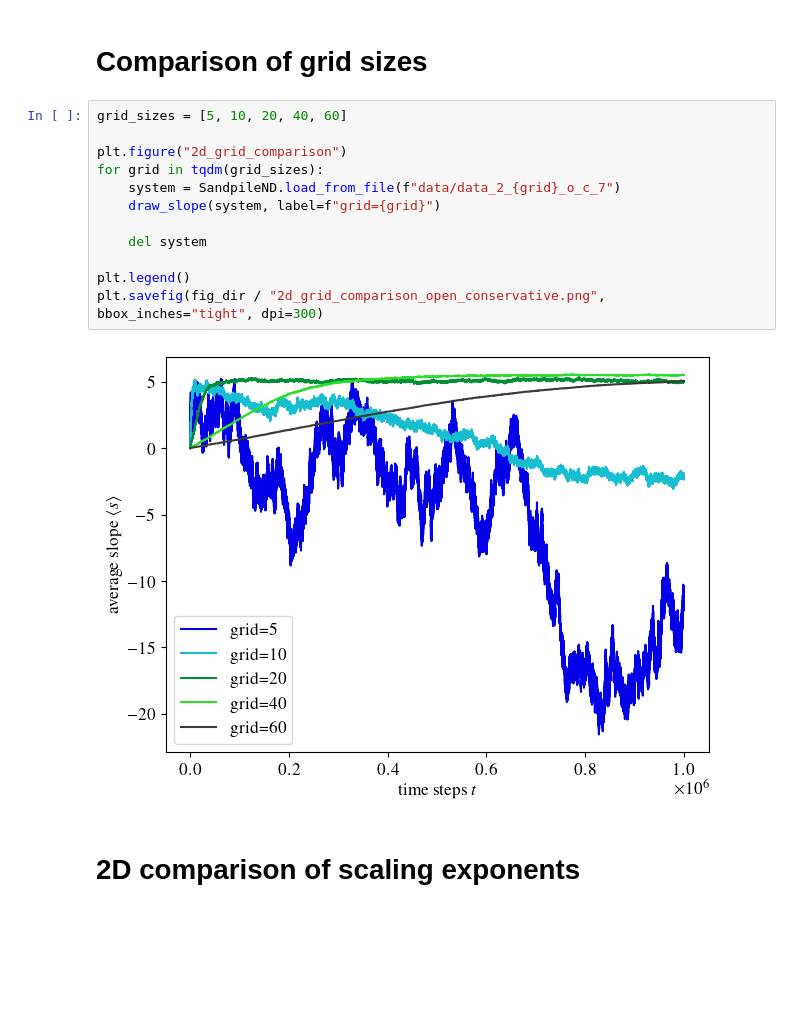
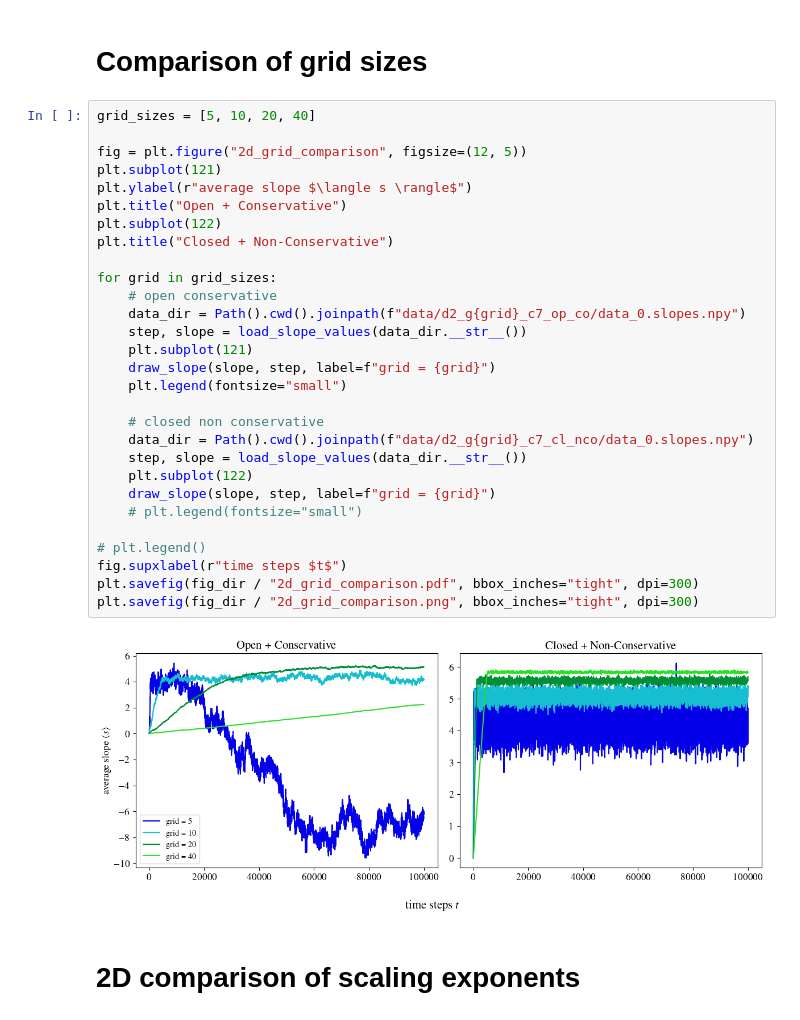
Before and after one commit to GabrielRemi/Sandpile, a Jupyter notebook: Code/analysis.ipynb, the cells around one changed output. Cells and saved outputs as stored; diff of their text form; blank space fills up the shorter version.

```diff
--- a/Code/analysis.ipynb
+++ b/Code/analysis.ipynb
@@ -48,19 +43,36 @@ plt.savefig(fig_dir / "2d_comparison.png", bbox_inches="tight", dpi=300)
 # %% [markdown]
 # Comparison of grid sizes
 # %%
-grid_sizes = [5, 10, 20, 40, 60]
+grid_sizes = [5, 10, 20, 40]
 
-plt.figure("2d_grid_comparison")
-for grid in tqdm(grid_sizes):
-    system = SandpileND.load_from_file(f"data/data_2_{grid}_o_c_7")
-    draw_slope(system, label=f"grid={grid}")
+fig = plt.figure("2d_grid_comparison", figsize=(12, 5))
+plt.subplot(121)
+plt.ylabel(r"average slope $\langle s \rangle$")
+plt.title("Open + Conservative")
+plt.subplot(122)
+plt.title("Closed + Non-Conservative")
 
-    del system
+for grid in grid_sizes:
+    # open conservative
+    data_dir = Path().cwd().joinpath(f"data/d2_g{grid}_c7_op_co/data_0.slopes.npy")
+    step, slope = load_slope_values(data_dir.__str__())
+    plt.subplot(121)
+    draw_slope(slope, step, label=f"grid = {grid}")
+    plt.legend(fontsize="small")
 
-plt.legend()
-plt.savefig(fig_dir / "2d_grid_comparison_open_conservative.png", bbox_inches="tight", dpi=300)
+    # closed non conservative
+    data_dir = Path().cwd().joinpath(f"data/d2_g{grid}_c7_cl_nco/data_0.slopes.npy")
+    step, slope = load_slope_values(data_dir.__str__())
+    plt.subplot(122)
+    draw_slope(slope, step, label=f"grid = {grid}")
+    # plt.legend(fontsize="small")
+
+# plt.legend()
+fig.supxlabel(r"time steps $t$")
+plt.savefig(fig_dir / "2d_grid_comparison.pdf", bbox_inches="tight", dpi=300)
+plt.savefig(fig_dir / "2d_grid_comparison.png", bbox_inches="tight", dpi=300)
 # %% [output]
-[figure, old version]
+[figure, new version]
 # %% [markdown]
 
 # 2D comparison of scaling exponents
```
Also changed, not shown: parts of 3 cells of this notebook, 13 other files.
